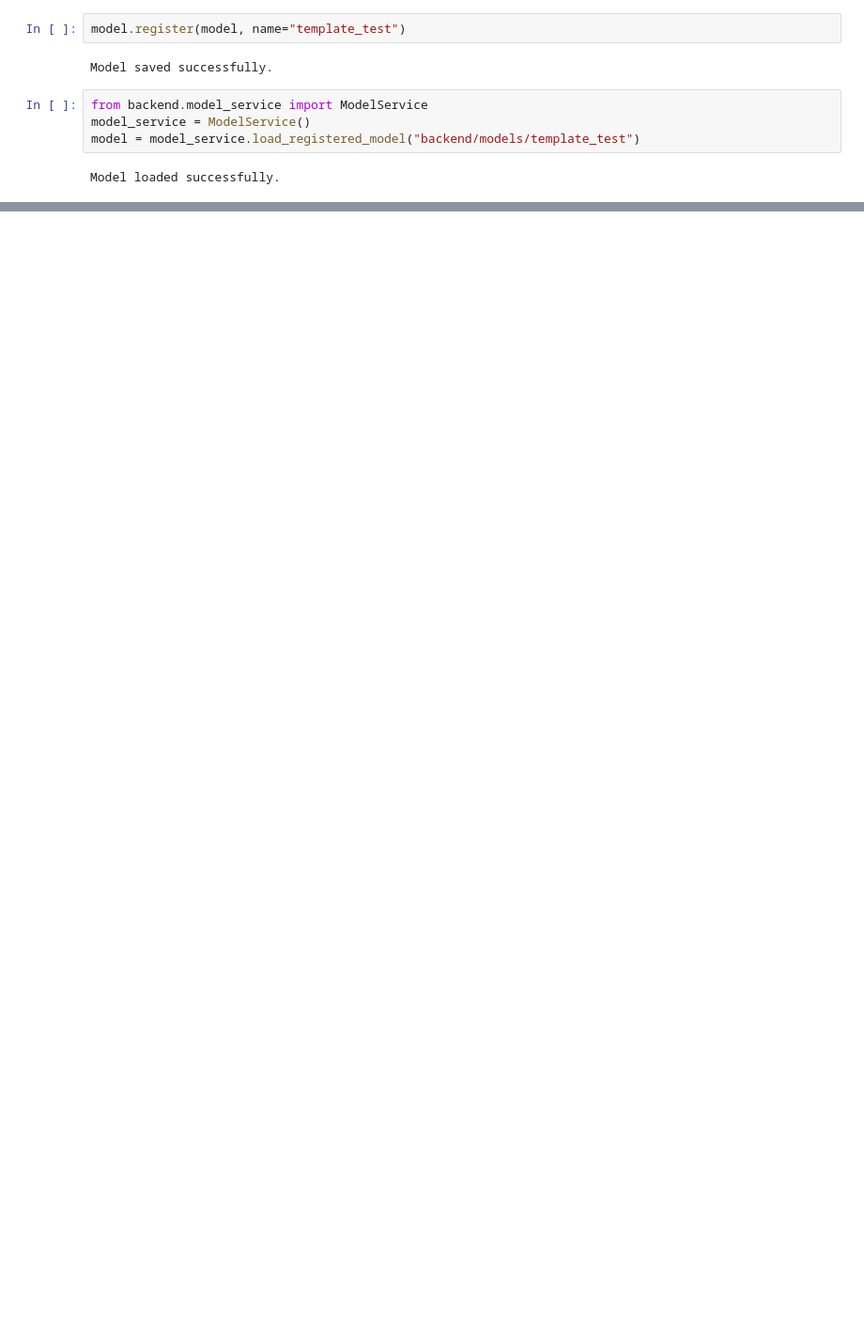
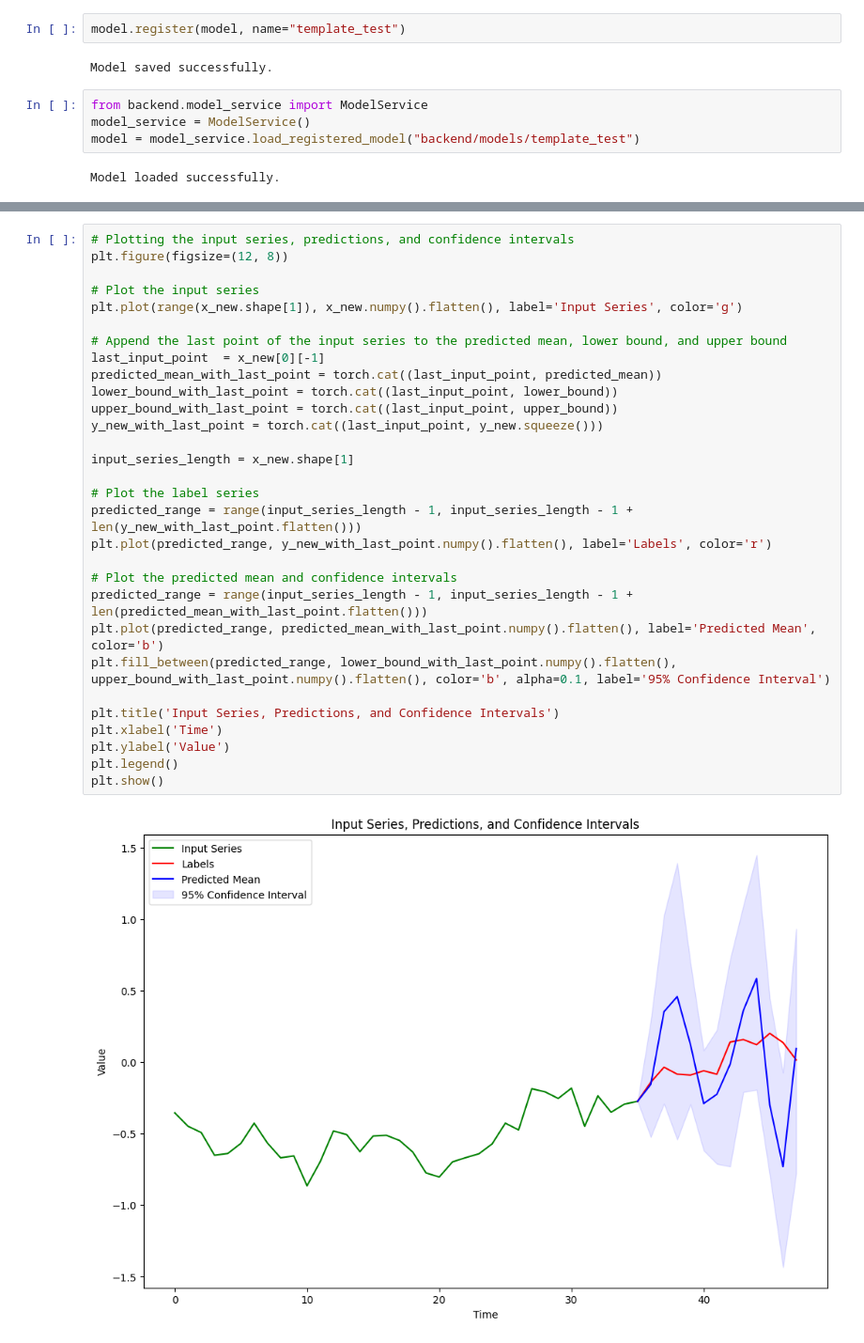
Before and after one commit to EmilioPiotto/times_fw, a Jupyter notebook: models_template.ipynb, the cells around one changed output, grey strips where cells are left out. Shown at 94% size. Drawn from its saved outputs; the diff is of its cells as text; blank space fills up the shorter version.

```diff
--- a/models_template.ipynb
+++ b/models_template.ipynb
@@ -153,0 +161,32 @@ plt.show()
+# %%
+# Plotting the input series, predictions, and confidence intervals
+plt.figure(figsize=(12, 8))
+
+# Plot the input series
+plt.plot(range(x_new.shape[1]), x_new.numpy().flatten(), label='Input Series', color='g')
+
+# Append the last point of the input series to the predicted mean, lower bound, and upper bound
+last_input_point  = x_new[0][-1]
+predicted_mean_with_last_point = torch.cat((last_input_point, predicted_mean))
+lower_bound_with_last_point = torch.cat((last_input_point, lower_bound))
+upper_bound_with_last_point = torch.cat((last_input_point, upper_bound))
+y_new_with_last_point = torch.cat((last_input_point, y_new.squeeze()))
+
+input_series_length = x_new.shape[1]
+
+# Plot the label series
+predicted_range = range(input_series_length - 1, input_series_length - 1 + len(y_new_with_last_point.flatten()))
+plt.plot(predicted_range, y_new_with_last_point.numpy().flatten(), label='Labels', color='r')
+
+# Plot the predicted mean and confidence intervals
+predicted_range = range(input_series_length - 1, input_series_length - 1 + len(predicted_mean_with_last_point.flatten()))
+plt.plot(predicted_range, predicted_mean_with_last_point.numpy().flatten(), label='Predicted Mean', color='b')
+plt.fill_between(predicted_range, lower_bound_with_last_point.numpy().flatten(), upper_bound_with_last_point.numpy().flatten(), color='b', alpha=0.1, label='95% Confidence Interval')
+
+plt.title('Input Series, Predictions, and Confidence Intervals')
+plt.xlabel('Time')
+plt.ylabel('Value')
+plt.legend()
+plt.show()
+# %% [output]
+[figure, added]
```
Also changed, not shown: parts of 9 cells of this notebook, 3 other files.
